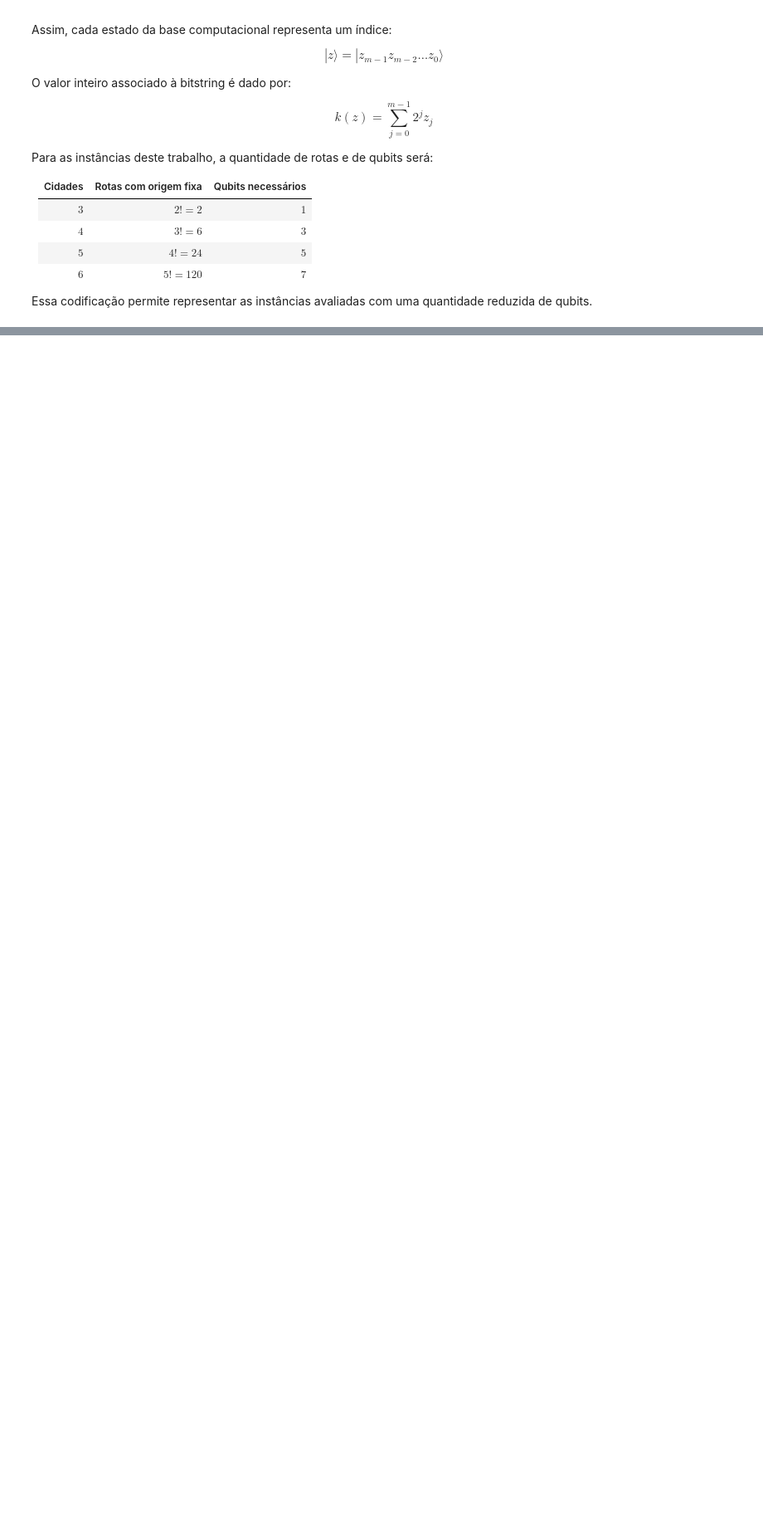
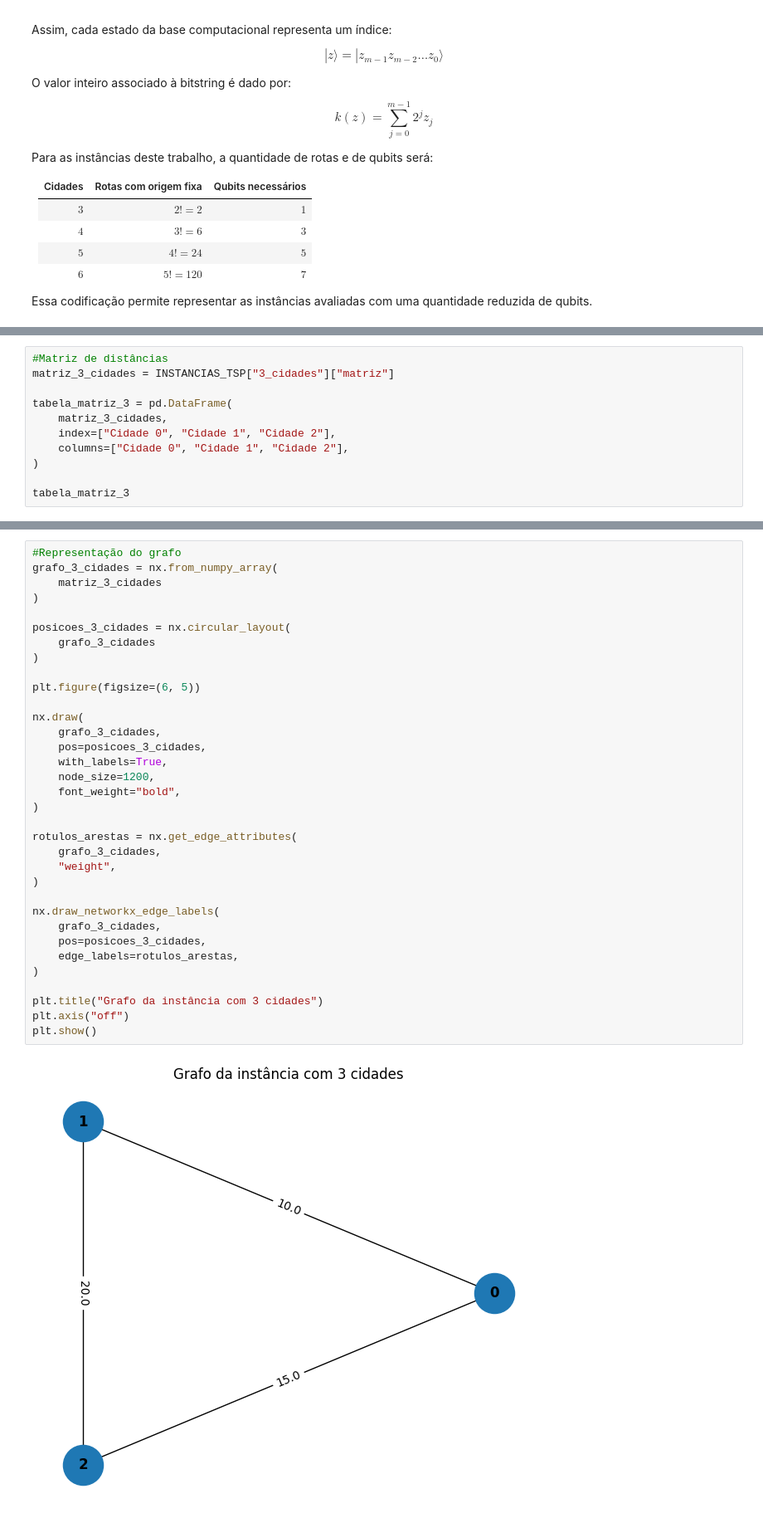
Before and after one commit to gadavidd/QAOA_TSP, a Jupyter notebook: QAOA_Caixeiro_Viajante.ipynb, the cells around one changed output, grey strips where cells are left out. Shown at 83% size. Saved outputs shown, nothing was run; the diff lists cells and outputs as text; blank space fills up the shorter version.

```diff
--- a/QAOA_Caixeiro_Viajante.ipynb
+++ b/QAOA_Caixeiro_Viajante.ipynb
@@ -791,0 +1768,11 @@ Essa codificação permite representar as instâncias avaliadas com uma quantida
+# %%
+#Matriz de distâncias
+matriz_3_cidades = INSTANCIAS_TSP["3_cidades"]["matriz"]
+
+tabela_matriz_3 = pd.DataFrame(
+    matriz_3_cidades,
+    index=["Cidade 0", "Cidade 1", "Cidade 2"],
+    columns=["Cidade 0", "Cidade 1", "Cidade 2"],
+)
+
+tabela_matriz_3
@@ -791,0 +1784,36 @@ Essa codificação permite representar as instâncias avaliadas com uma quantida
+# %%
+#Representação do grafo
+grafo_3_cidades = nx.from_numpy_array(
+    matriz_3_cidades
+)
+
+posicoes_3_cidades = nx.circular_layout(
+    grafo_3_cidades
+)
+
+plt.figure(figsize=(6, 5))
+
+nx.draw(
+    grafo_3_cidades,
+    pos=posicoes_3_cidades,
+    with_labels=True,
+    node_size=1200,
+    font_weight="bold",
+)
+
+rotulos_arestas = nx.get_edge_attributes(
+    grafo_3_cidades,
+    "weight",
+)
+
+nx.draw_networkx_edge_labels(
+    grafo_3_cidades,
+    pos=posicoes_3_cidades,
+    edge_labels=rotulos_arestas,
+)
+
+plt.title("Grafo da instância com 3 cidades")
+plt.axis("off")
+plt.show()
+# %% [output]
+[figure, added]
```
Also changed, not shown: parts of 108 cells of this notebook.
